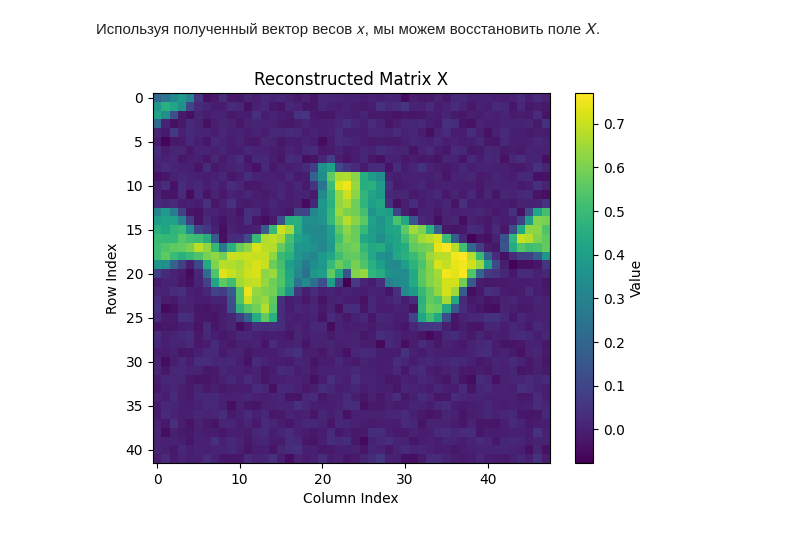
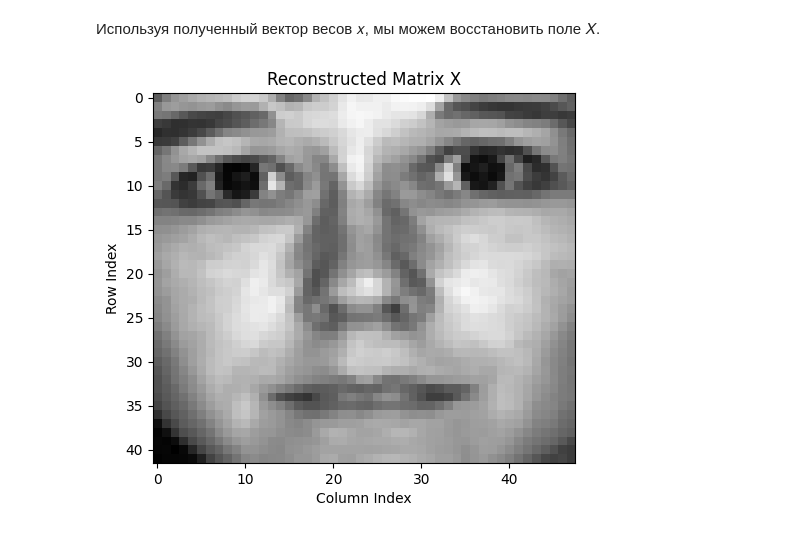
Before and after one commit to denis-samatov/tensor-based_modal_decomposition_method, a Jupyter notebook: algorithm/pipline.ipynb, the cells around one changed output. Saved outputs shown, nothing was run; the diff lists cells and outputs as text; code cells hidden in the pictures.

```diff
--- a/algorithm/pipline.ipynb
+++ b/algorithm/pipline.ipynb
@@ -549,7 +676,7 @@ from TBMD.TensorBasedTubeFiberPivotQRFactorization import TensorTubeQRDecomposit
 
 # print(f"\nНорма (Q^T Q - I): {difference}")
 # %%
-N = 3
+N = 363
 
 tube_qr_dexomposition = TensorTubeQRDecomposition(A_tensor, N)
 
@@ -571,3 +698,11 @@ print(f"\nНорма (Q^T Q - I): {difference}")
 # Formation of dimensions 𝑌
 # %% [markdown]
 После получения матрицы 𝑃 вы можете сформировать матрицу измерений 𝑌 из исходного тензора 𝑋.
+# %%
+# Загрузка тестовых изображений для конкретного субъекта
+test_images = load_images_as_tensor(test_data[subject])
+
+X_test = test_images[:, :, 1]  # Берем i-е тестовое изображение
+
+# Симуляция измерений
+Y_test = P * X_test  # Поэлементное умножение
@@ -842,0 +954,11 @@ TypeError: tensor_based_compressive_sensing() missing 1 required positional argu
+# %%
+# Hyperparameters
+max_iter = 100
+epsilon_cs = 1e-2
+lambda_ = 0.95
+delta_0 = 0.01
+delta_max = 0.01
+
+# Use the class
+cs_solver = TensorCompressiveSensing(A_tensor, P, Y_test, max_iter, epsilon_cs, lambda_, delta_0, delta_max)
+x_hat = cs_solver.solve()
@@ -843,11 +970,12 @@ TypeError: tensor_based_compressive_sensing() missing 1 required positional argu
 # %%
-# Гиперпараметры для компрессивного измерения
-max_iter = 1000
-epsilon_cs = 1e-2  # Используем другое имя для epsilon, чтобы не путать с предыдущим
-lambda_ = 0.95
-delta_0 = 0.01
-delta_max = 0.01
+# # Гиперпараметры для компрессивного измерения
+# max_iter = 100
+# epsilon_cs = 1e-2
+# lambda_ = 0.95
+# delta_0 = 0.01
+# delta_max = 0.01
 
-x_hat = tensor_based_compressive_sensing(
-    A_tensor, P, Y, max_iter, epsilon_cs, lambda_, delta_0, delta_max
-)
+
+# x_hat = tensor_based_compressive_sensing(
+#     A_tensor, P, Y, max_iter, epsilon_cs, lambda_, delta_0, delta_max
+# )
@@ -867,11 +991,10 @@ X_reconstructed = tl.tenalg.mode_dot(A_tensor, x_hat.squeeze(), mode=2)  # Пр
 # X_reconstructed будет тензором размерности (I, J)
 # %%
 # Plot the reconstructed matrix
-plt.imshow(X_reconstructed, cmap='viridis', aspect='auto')
-plt.colorbar(label='Value')
+plt.imshow(X_reconstructed, cmap='gray')
 plt.xlabel('Column Index')
 plt.ylabel('Row Index')
 plt.title('Reconstructed Matrix X')
 plt.show()
 # %% [output]
-[figure, old version]
+[figure, new version]
```
Also changed, not shown: parts of 24 cells of this notebook, 4 other files.
